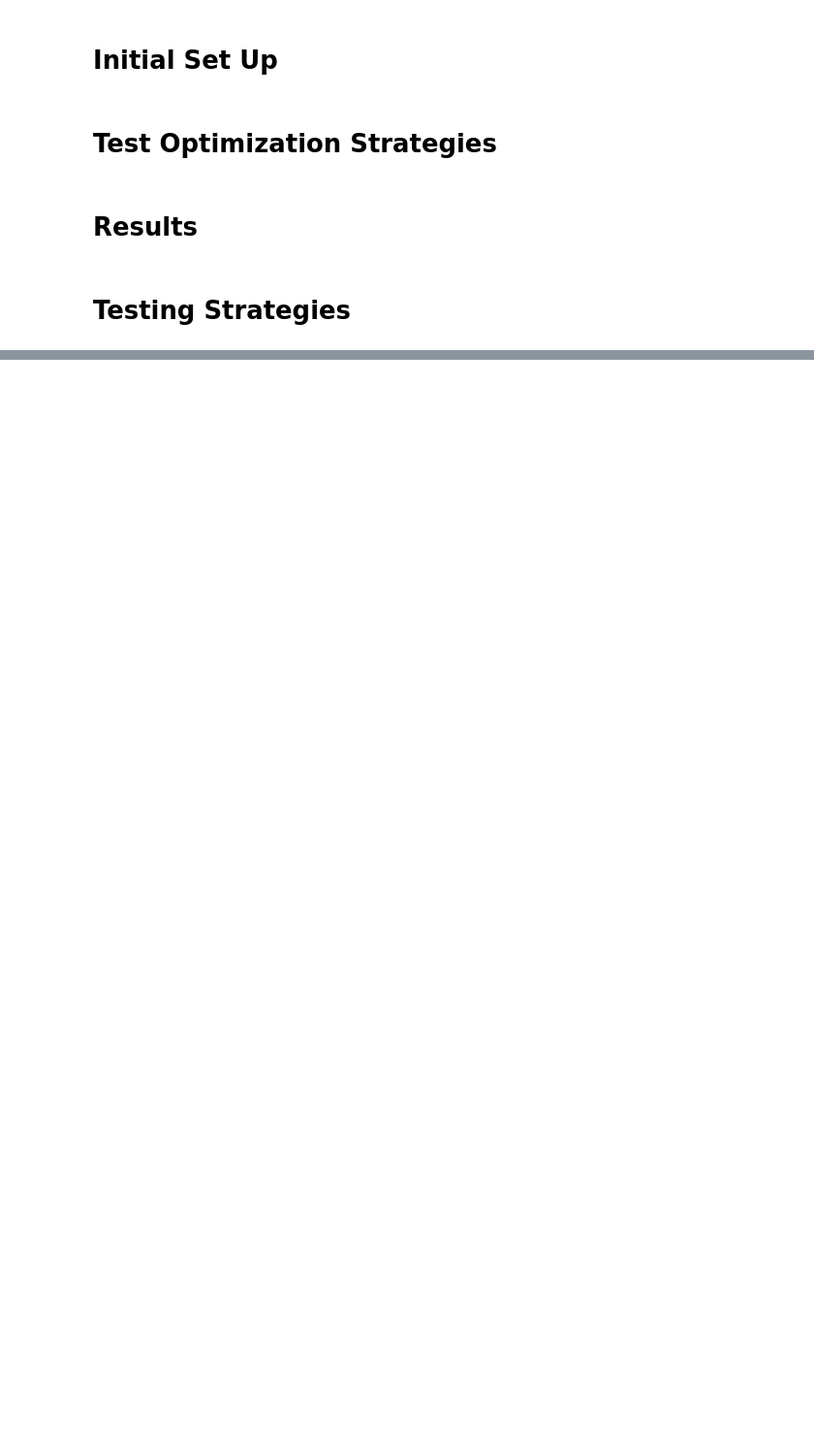
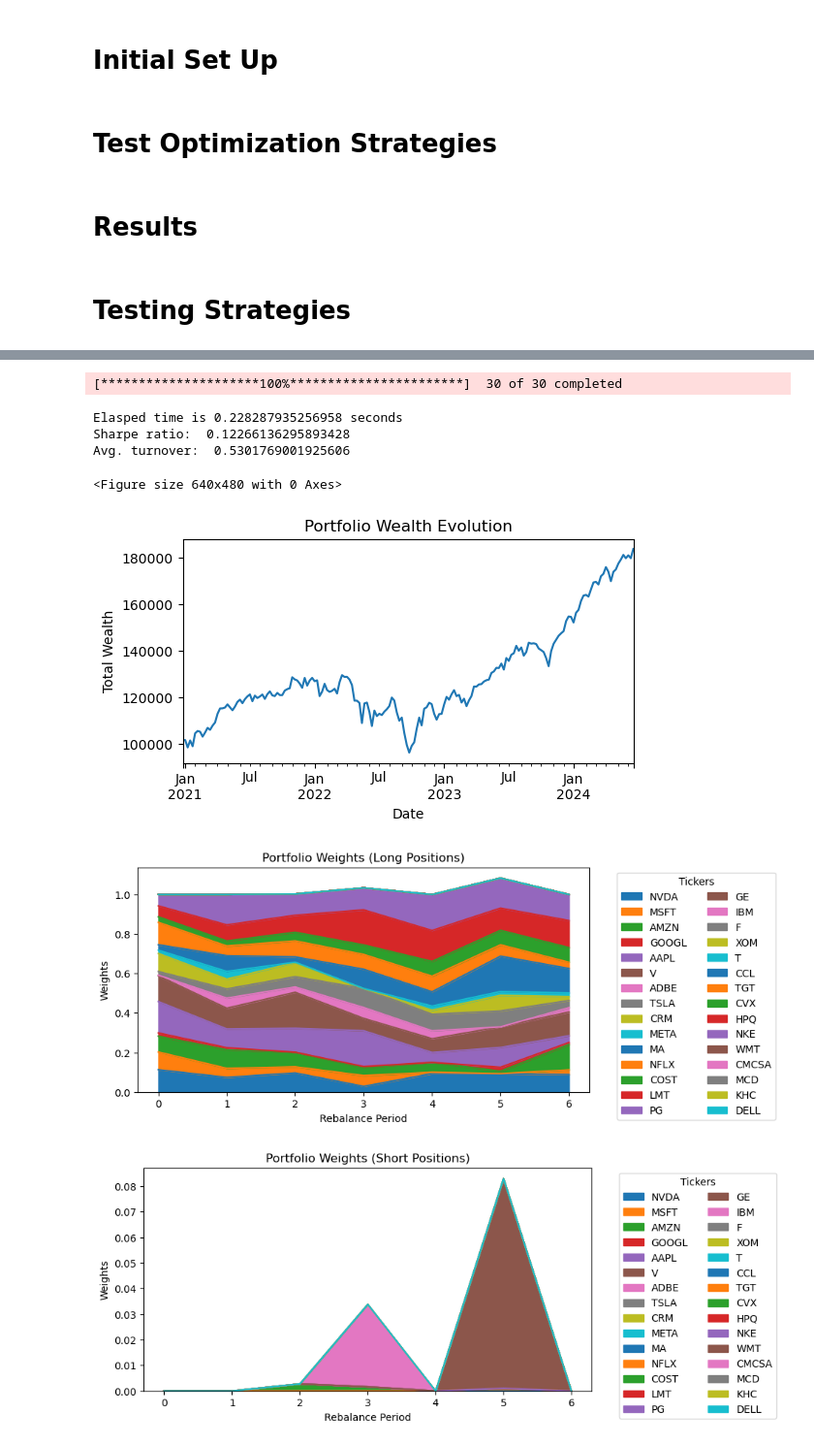
Before and after one commit to MIE479-2024/mie-377-template-MatthewGWilson, a Jupyter notebook: MIE377_Project_Main.ipynb, the cells around one changed output, grey strips where cells are left out. Shown at 97% size. Drawn from its saved outputs; the diff is of its cells as text; code cells hidden in the pictures; blank space fills up the shorter version.

```diff
--- a/MIE377_Project_Main.ipynb
+++ b/MIE377_Project_Main.ipynb
@@ -352,0 +399,23 @@ Avg. turnover:  0.6632805749619259
+# %%
+# ChatGPT 30 Stock Portfolio
+tickersChatGPT30 = [
+    'NVDA', 'MSFT', 'AMZN', 'GOOGL', 'AAPL', 'V', 'ADBE', 'TSLA', 'CRM', 'META',
+    'MA', 'NFLX', 'COST', 'LMT', 'PG', 'GE', 'IBM', 'F', 'XOM', 'T',
+    'CCL', 'TGT', 'CVX', 'HPQ', 'NKE', 'WMT', 'CMCSA', 'MCD', 'KHC', 'DELL'
+]
+
+short = [
+    0, 0, 0, 0, 0, 0, 0, 0, 0, 0, 0, 0, 0, 0, 0,  # 15 long
+    1, 1, 1, 1, 1, 1, 1, 1, 1, 1, 1, 1, 1, 1, 1 # 15 short
+]
+
+ChatGPT30Results = test_and_results(tickersChatGPT30,"", short)
+# %% [output]
+[*********************100%***********************]  30 of 30 completed
+Elasped time is 0.228287935256958 seconds
+Sharpe ratio:  0.12266136295893428
+Avg. turnover:  0.5301769001925606
+<Figure size 640x480 with 0 Axes>
+[figure, added]
+[figure, added]
+[figure, added]
```
Also changed, not shown: parts of 7 cells of this notebook, 4 other files.
